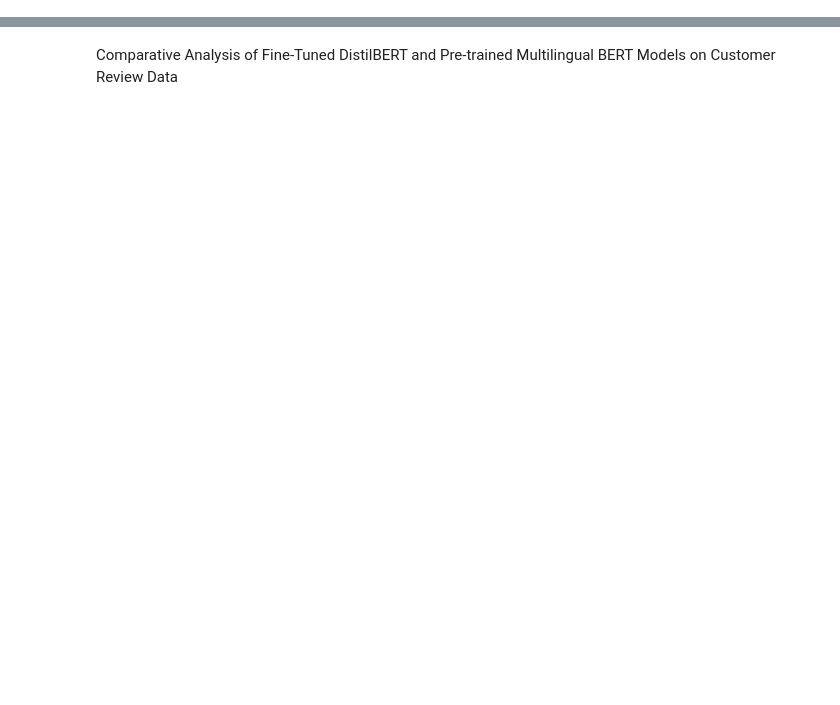
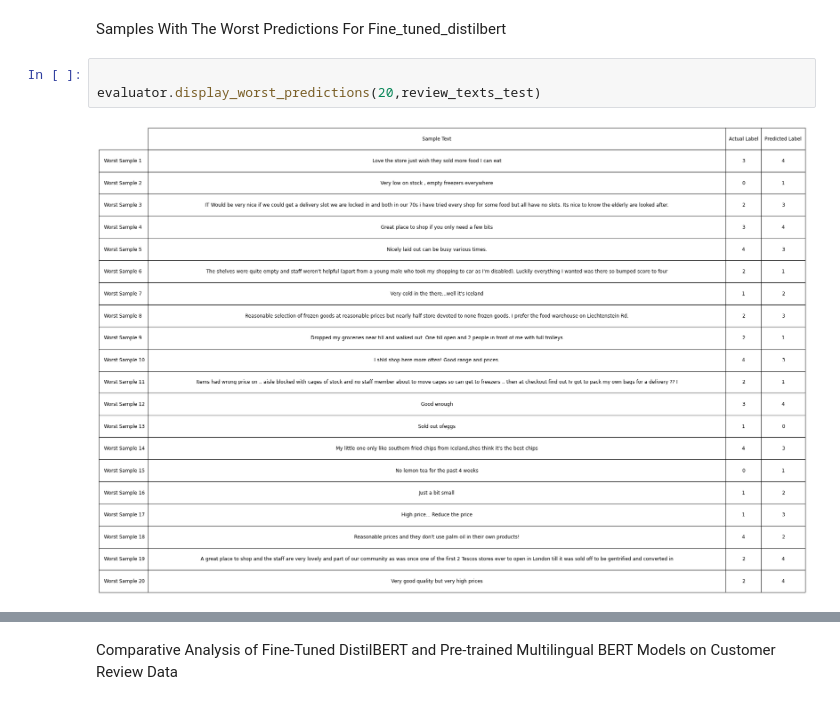
Before and after one commit to ArashST79/sentiment-product, a Jupyter notebook: notebooks/evaluator.ipynb, the cells around one changed output, grey strips where cells are left out. Drawn from its saved outputs; the diff is of its cells as text; blank space fills up the shorter version.

Commit message:
worst predicted samples + code organization

```diff
--- a/notebooks/evaluator.ipynb
+++ b/notebooks/evaluator.ipynb
@@ -15,0 +68,7 @@ from matplotlib import pyplot as plt
+# %% [markdown]
+Samples With The Worst Predictions For Fine_tuned_distilbert
+# %%
+
+evaluator.display_worst_predictions(20,review_texts_test)
+# %% [output]
+[figure, added]
```
Also changed, not shown: parts of 13 cells of this notebook, 4 other files.
